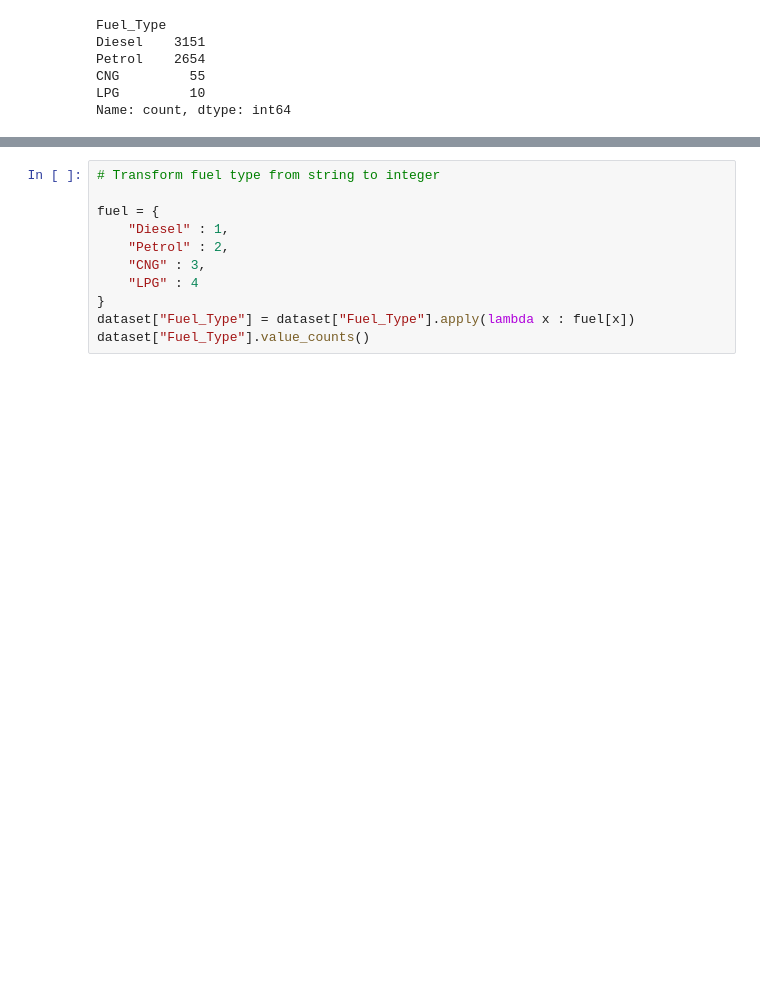
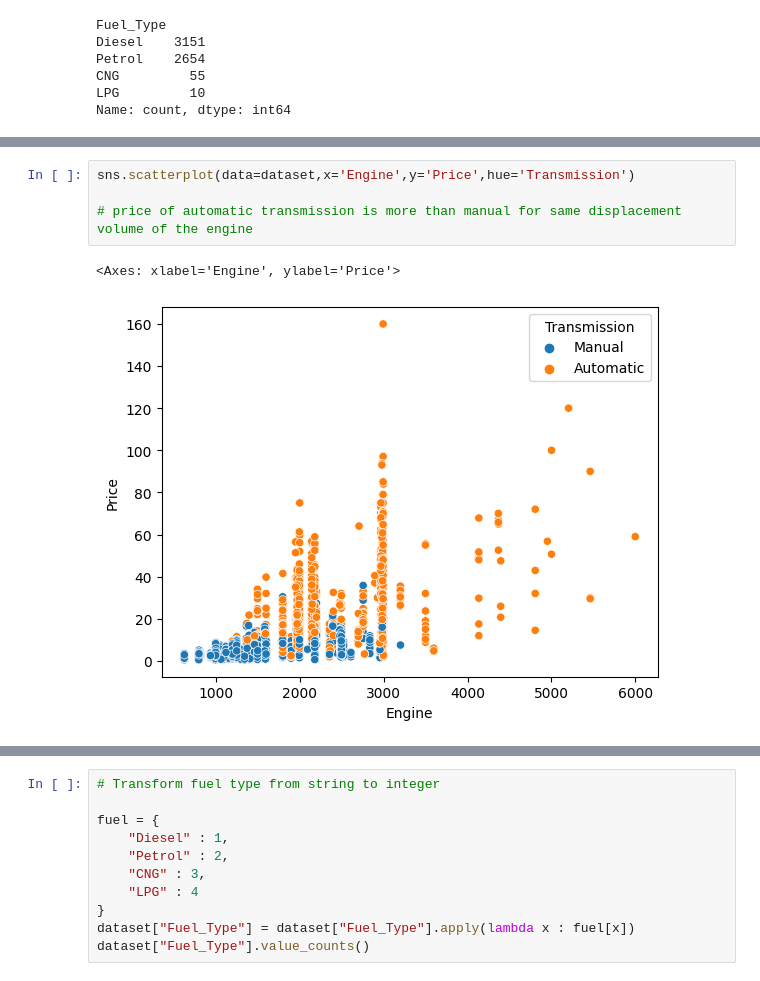
Before and after one commit to Akshay2002Singh/Used-Car-Price-Prediction, a Jupyter notebook: Used_car_price.ipynb, the cells around one changed output, grey strips where cells are left out. Saved outputs shown, nothing was run; the diff lists cells and outputs as text; blank space fills up the shorter version.

```diff
--- a/Used_car_price.ipynb
+++ b/Used_car_price.ipynb
@@ -139,0 +209,7 @@ Name: count, dtype: int64
+# %%
+sns.scatterplot(data=dataset,x='Engine',y='Price',hue='Transmission')
+
+# price of automatic transmission is more than manual for same displacement volume of the engine
+# %% [output]
+<Axes: xlabel='Engine', ylabel='Price'>
+[figure, added]
```
Also changed, not shown: parts of 20 cells of this notebook.
